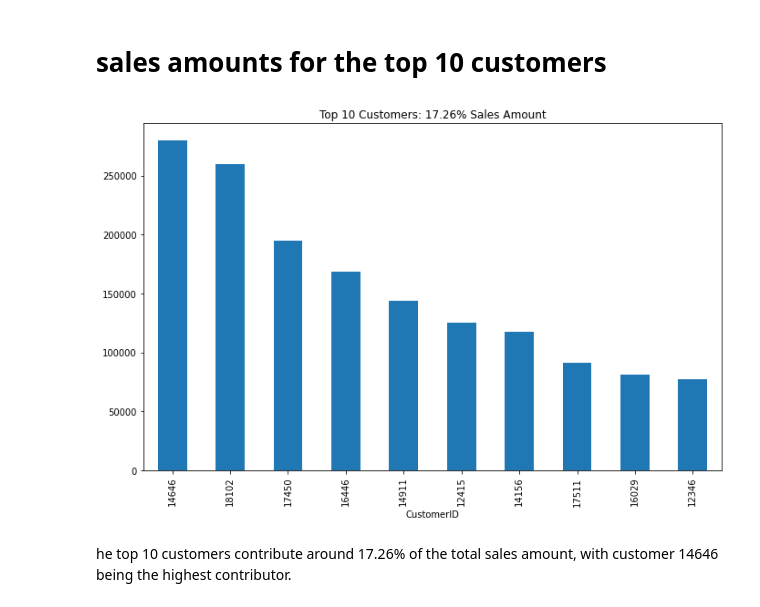
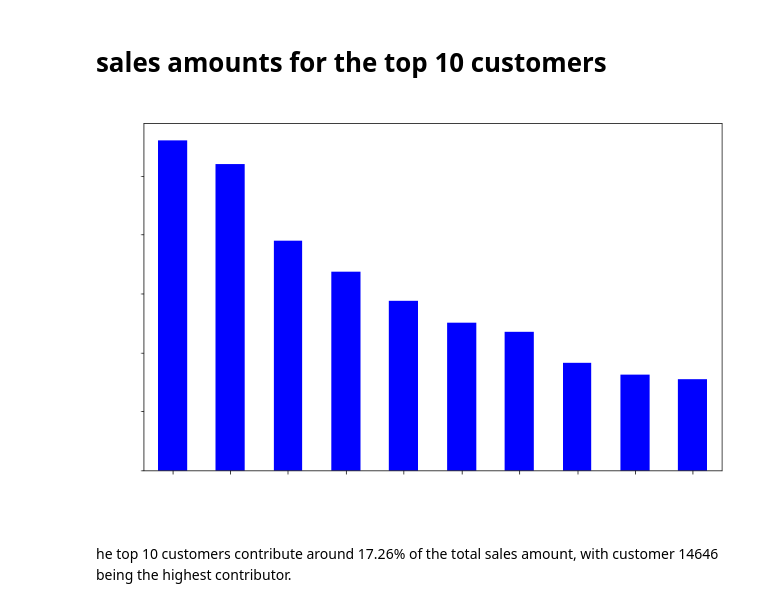
Before and after one commit to Dibieoluchi/Customer-Segmentation-Market-Basket-Analysis-SWOT-Insights, a Jupyter notebook: exploratory data analysis.ipynb, the cells around one changed output. Cells and saved outputs as stored; diff of their text form; code cells hidden in the pictures.

```diff
--- a/exploratory data analysis.ipynb
+++ b/exploratory data analysis.ipynb
@@ -444,21 +483,25 @@ Additionally, the pie chart illustrates that approximately 82% of the total sale
 # %%
 # Create a figure and subplot
 fig = plt.figure(figsize=(25, 7))
 f1 = fig.add_subplot(121)
 
 # Calculate the percentage of total sales contributed by the top 10 customers
 PercentSales =  np.round((data_clean.groupby(["CustomerID"]).amount.sum().\
                           sort_values(ascending=False)[:10].sum() / data_clean.groupby(["CustomerID"]).\
                           amount.sum().sort_values(ascending=False).sum()) * 100, 2)
 
 # Plot the top 10 customers' sales amounts
 g = data_clean.groupby(["CustomerID"]).amount.sum().sort_values(ascending=False)[:10]\
-    .plot(kind='bar', title='Top 10 Customers: {:3.2f}% Sales Amount'.format(PercentSales))
+    .plot(kind='bar', title='Top 10 Customers: {:3.2f}% Sales Amount'.format(PercentSales),color = 'blue')
+plt.xticks(color='white')
+plt.yticks(color='white')
+plt.xlabel('CustomerID',color ='white')
+plt.title('Top 10 cutomers : 17.26% sales Amount' , color = 'white')
 
 # Show the plot
 plt.show()
 # %% [output]
-[figure, old version]
+[figure, new version]
 # %% [markdown]
 he top 10 customers contribute around 17.26% of the total sales amount, with customer 14646 being the highest contributor.
 # %% [markdown]
```
Also changed, not shown: parts of 14 cells of this notebook.
